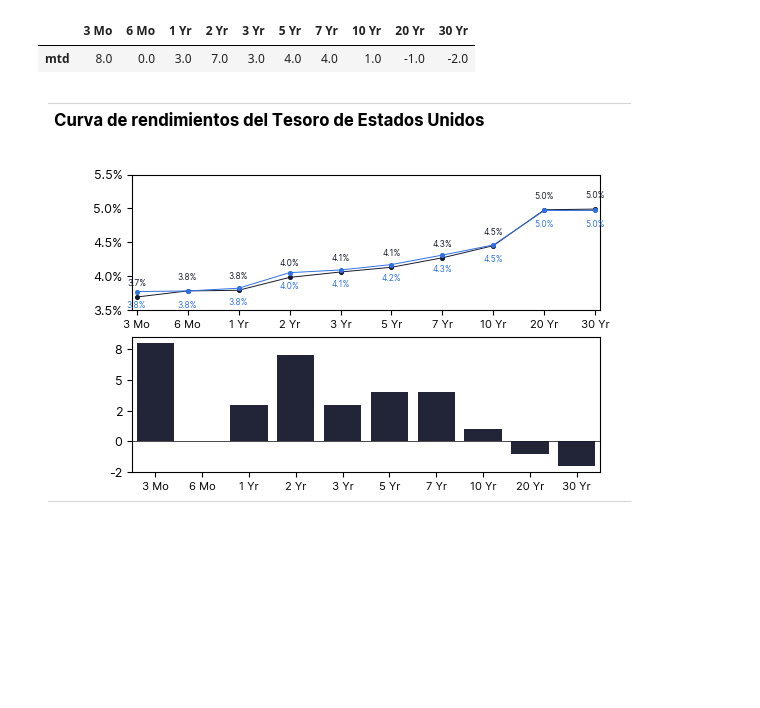
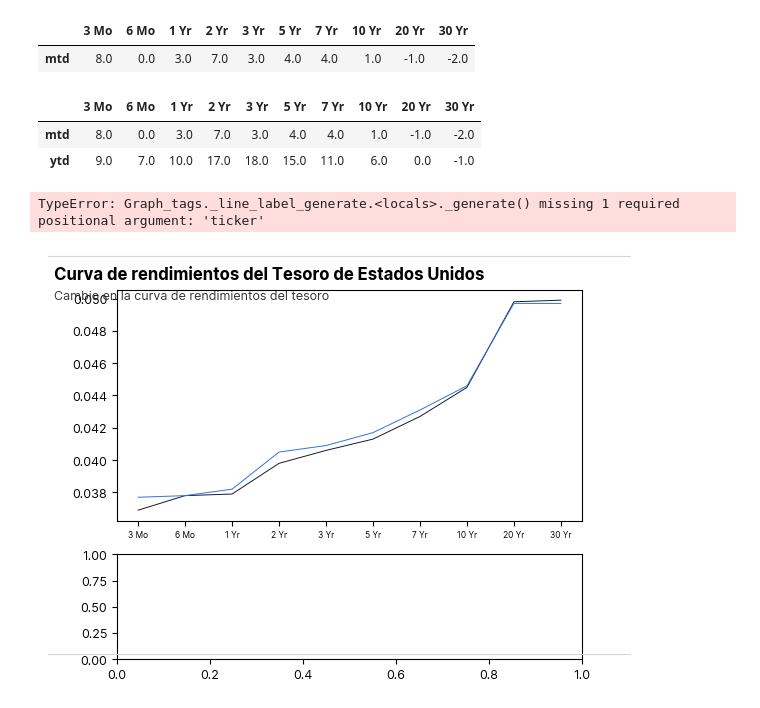
Before and after one commit to jc-ocampob/helpers_ps, a Jupyter notebook: Pruebas.ipynb, the cells around one changed output. Drawn from its saved outputs; the diff is of its cells as text; code cells hidden in the pictures; blank space fills up the shorter version.

```diff
--- a/Pruebas.ipynb
+++ b/Pruebas.ipynb
@@ -232,48 +261,88 @@ new_df_4
 # %% [output]
 |  | 3 Mo | 6 Mo | 1 Yr | 2 Yr | 3 Yr | 5 Yr | 7 Yr | 10 Yr | 20 Yr | 30 Yr |
 | mtd | 8.0 | 0.0 | 3.0 | 7.0 | 3.0 | 4.0 | 4.0 | 1.0 | -1.0 | -2.0 |
+# %%
+new_df = df.tail(3)
+new_df_5 = new_df.head(1)
+new_df_6 = new_df.tail(1)
+new_df_5.index = ["ytd"]
+new_df_6.index = ["ytd"]
+new_df_7 = (new_df_6 - new_df_5) * 10000 / 100
+new_df_4 = pd.concat([new_df_4, new_df_7])
+new_df_4
+# %% [output]
+|  | 3 Mo | 6 Mo | 1 Yr | 2 Yr | 3 Yr | 5 Yr | 7 Yr | 10 Yr | 20 Yr | 30 Yr |
+| mtd | 8.0 | 0.0 | 3.0 | 7.0 | 3.0 | 4.0 | 4.0 | 1.0 | -1.0 | -2.0 |
+| ytd | 9.0 | 7.0 | 10.0 | 17.0 | 18.0 | 15.0 | 11.0 | 6.0 | 0.0 | -1.0 |
+# %%
+new_df = df.tail(2)
+new_df.index = new_df.index.strftime("%d-%B")
+new_df = new_df / 100.00
 # %%
 graph = Graph_mtplt([new_df.T,new_df_4.T])
-graph.plot(nrows=2)
+graph.plot(nrows=2, height_ratios=[2.2, 1.0])
 graph.graph_line(
     titles=dict(
         title = "Curva de rendimientos del Tesoro de Estados Unidos",
-        subtitle = ""
+        subtitle = "Cambio en la curva de rendimientos del tesoro"
     ),
     y_axis=dict(
         fmt=".1%",
-        lim=(0.035,0.055)
+        lim=(0.035,0.055),
+        fontsize=6,
+        tick_step=0.005
+    ),
+    x_axis=dict(
+        fontsize=6
     ),
     tag_dot={
         date[0]:dict(
             x_values=cols,
             show="tag_dot",
             template="{y_value:.1%}",
             loc_offset=(0,10),
             dot_size=7,
             fontsize=6,
             font_color=PALETA_COLORES[0]
         ),
         date[1]:dict(
             x_values=cols,
             show="tag_dot",
             template="{y_value:.1%}",
             loc_offset=(0,-10),
             dot_size=7,
             fontsize=6,
             font_color=PALETA_COLORES[1]
         )
     },
-    lw=0.7
+    lw=0.7,
+    legend=dict(
+        show=True
+    )
 )
 graph._set_axis(1)
 graph.graph_bar(
     df_index=1,
     hlines=dict(
         y_values=0,
         linestyle="-",
         color="black"
-    )
+    ),
+    y_axis=dict(
+        lim=(-8,25),
+        fontsize=6,
+    ),
+    x_axis=dict(
+        fontsize=6
+    ),
+    show_values=True,
+    value_fmt=".0f",
+    value_fontsize=6,
+    bar_mode="last",
+    stacked=False,
+    grouped=True
 )
+graph.add_source(text=["Fuente: Bloomberg", "Nota valores referenciales"], fontsize=5)
 # %% [output]
+TypeError: Graph_tags._line_label_generate.<locals>._generate() missing 1 required positional argument: 'ticker'
-[figure, old version]
+[figure, new version]
```
Also changed, not shown: parts of 6 cells of this notebook, 3 other files.
